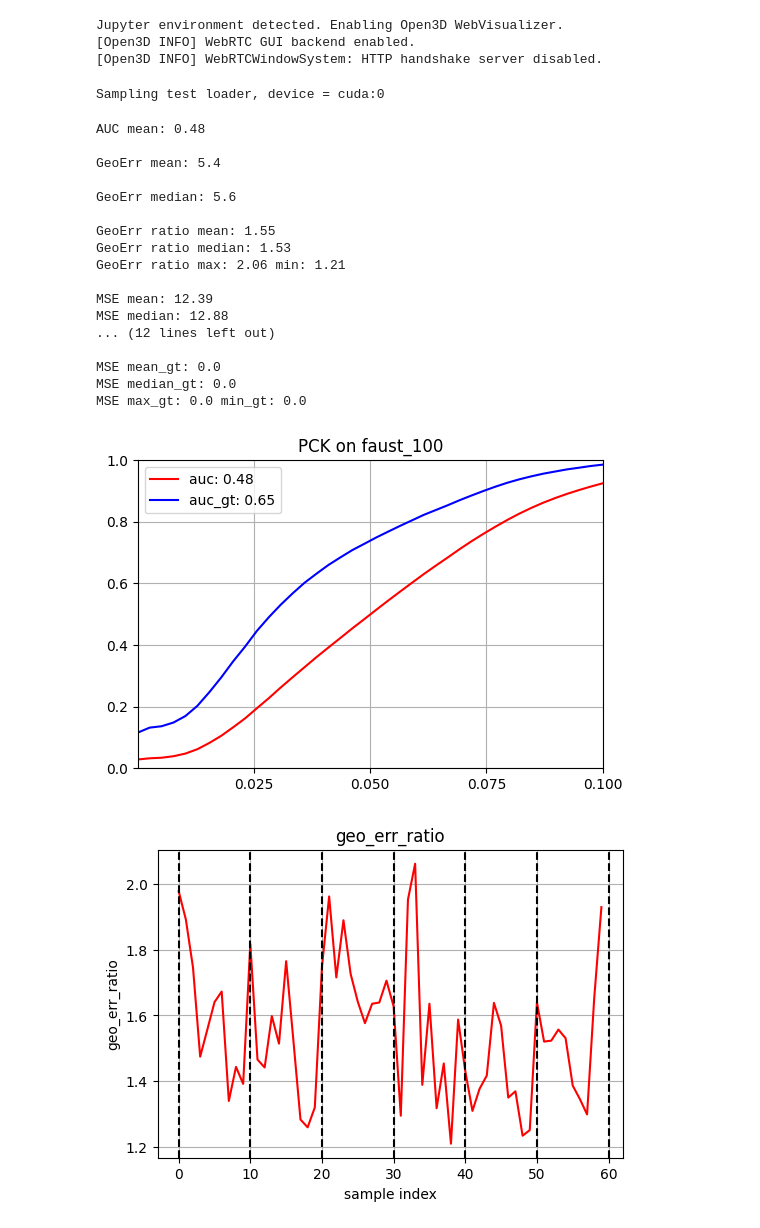
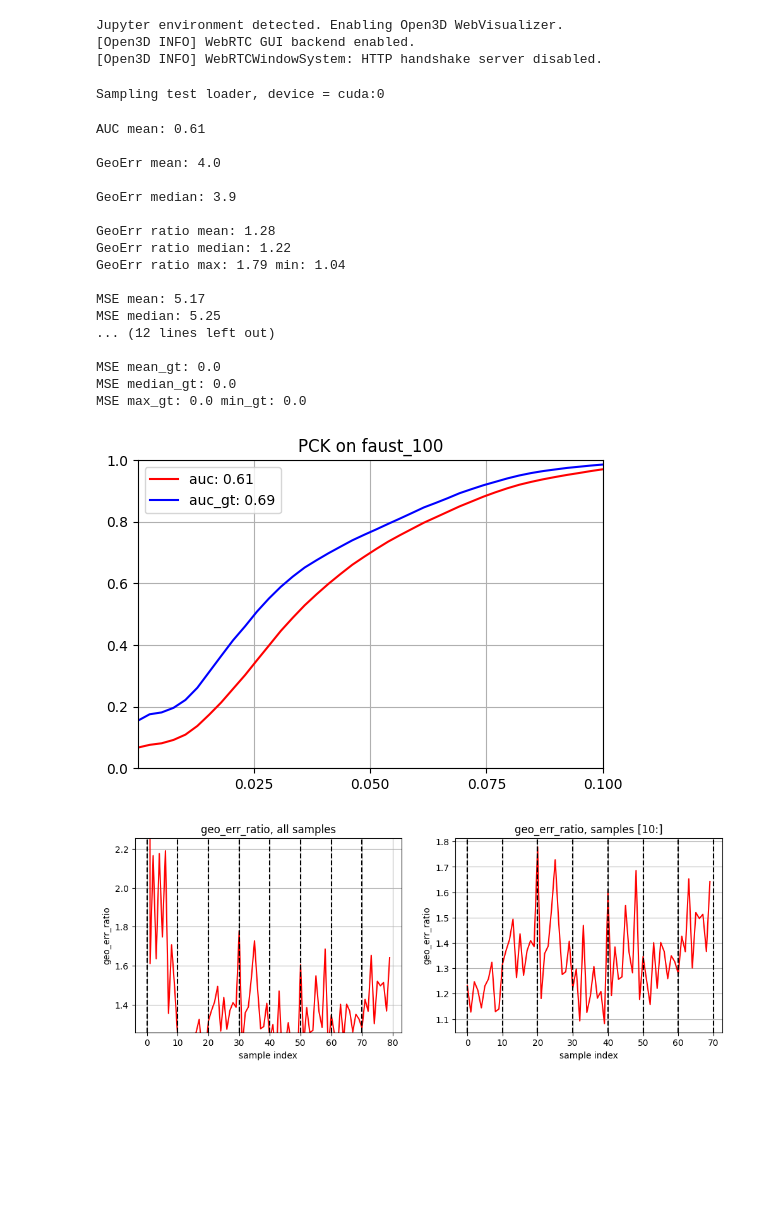
Before and after one commit to alekseizhuravlev/shape_matching, a Jupyter notebook: notebooks/29.05.2024/evaluate_on_faust.ipynb, the cells around one changed output. Saved outputs shown, nothing was run; the diff lists cells and outputs as text; code cells hidden in the pictures; blank space fills up the shorter version.

```diff
--- a/notebooks/29.05.2024/evaluate_on_faust.ipynb
+++ b/notebooks/29.05.2024/evaluate_on_faust.ipynb
@@ -129,7 +129,7 @@ def preprocess_metrics(metrics):
 
 
 
-experiment_name = 'test_3DCoded_100'
+experiment_name = 'test_3DCoded_100_scaledFaust'
 checkpoint_name = 'checkpoint_99'
 subset_fraction = 100
 dataset_name = 'faust'
@@ -157,17 +157,27 @@ model = model.to('cuda')
 import my_code.datasets.template_dataset as template_dataset
 import datasets_code.shape_dataset as shape_dataset
 
-dataset_faust_single = shape_dataset.SingleFaustDataset(
+dataset_faust_single_train = shape_dataset.SingleFaustDataset(
     data_root='data/FAUST_original',
     phase='train',
     return_faces=True,
-    return_evecs=True, num_evecs=32,
+    return_evecs=False, num_evecs=32,
+    return_corr=True, return_dist=False
+)
+
+dataset_faust_single_test = shape_dataset.SingleFaustDataset(
+    data_root='data/FAUST_original',
+    phase='test',
+    return_faces=True,
+    return_evecs=False, num_evecs=32,
     return_corr=True, return_dist=False
 )
 
 test_dataset = template_dataset.TemplateDataset(
-    base_dataset=dataset_faust_single,
-    num_evecs=32
+    base_dataset=dataset_faust_single_test,
+    num_evecs=32,
+    cache_lb_dir='/home/s94zalek_hpc/shape_matching/data/FAUST_scaled/original_32',
+    return_Cxy=True
 )
 
 # print(test_dataset[10]['second']['C_gt_xy'].shape, test_dataset[10]['second']['evals'].shape, test_dataset[10]['first']['evals'].shape)
@@ -176,7 +186,7 @@ test_dataset = template_dataset.TemplateDataset(
 
 
 
-subset_indices = list(range(len(test_dataset)))[10:]
+subset_indices = list(range(len(test_dataset))) #[10:]
 
 # return the subset
 test_dataset = torch.utils.data.Subset(test_dataset, subset_indices)
@@ -206,7 +216,14 @@ for i in range(len(x_sampled)):
     fmap_i = x_sampled[i].cpu()
 
     fmap_i = (fmap_i + 1) / 2
-    fmap_i = fmap_i * torch.sign(x_gt[i])
+
+    # set the sign to 0 for elements with absolute value < 0.05
+    sign_gt_i = torch.sign(x_gt[i])
+    sign_gt_i[torch.abs(x_gt[i]) < 0.05] = 0
+    fmap_i = fmap_i * sign_gt_i
+
+    # fmap_i = fmap_i * torch.sign(x_gt[i])
+
 
     fmap_sampled.append(fmap_i)
 fmap_sampled = torch.stack(fmap_sampled)
@@ -269,44 +286,58 @@ print(f"MSE max_gt: {metrics_payload_gt['mse_max']}", f"min_gt: {metrics_payload
 fig.show()
 # %% [output]
 Sampling test loader, device = cuda:0
-AUC mean: 0.48
+AUC mean: 0.61
 
-GeoErr mean: 5.4
+GeoErr mean: 4.0
 
-GeoErr median: 5.6
+GeoErr median: 3.9
 
-GeoErr ratio mean: 1.55
-GeoErr ratio median: 1.53
-GeoErr ratio max: 2.06 min: 1.21
+GeoErr ratio mean: 1.28
+GeoErr ratio median: 1.22
+GeoErr ratio max: 1.79 min: 1.04
 
-MSE mean: 12.39
-MSE median: 12.88
+MSE mean: 5.17
+MSE median: 5.25
 ... (12 lines left out)
 
 MSE mean_gt: 0.0
 MSE median_gt: 0.0
 MSE max_gt: 0.0 min_gt: 0.0
-[figure, old version]
+[figure, new version]
 # %%
 # plot metrics['geo_err_ratio']
 # draw vertical lines every 10 samples
 
 import matplotlib.pyplot as plt
 
-fig, ax = plt.subplots(1, 1, figsize=(6, 4))
+fig, ax = plt.subplots(1, 2, figsize=(12, 4))
 
-ax.plot(metrics['geo_err_ratio'].cpu().numpy()[10:], 'r-')
-ax.set_title('geo_err_ratio')
-ax.set_ylabel('geo_err_ratio')
-ax.set_xlabel('sample index')
-ax.grid()
+ax[0].plot(metrics['geo_err_ratio'].cpu().numpy(), 'r-')
+ax[0].set_title('geo_err_ratio, all samples')
+ax[0].set_ylabel('geo_err_ratio')
+ax[0].set_xlabel('sample index')
+
+# calculate mean and std
+mean = metrics['geo_err_ratio'].mean().item()
+std = metrics['geo_err_ratio'].std().item()
+# scale axes
+ax[0].set_ylim(mean - 0.5, mean + 0.5)
+ax[0].grid()
+
+ax[1].plot(metrics['geo_err_ratio'][10:].cpu().numpy(), 'r-')
+ax[1].set_title('geo_err_ratio, samples [10:]')
+ax[1].set_ylabel('geo_err_ratio')
+ax[1].set_xlabel('sample index')
+ax[1].grid()
+
 
 for i in range(0, len(metrics['geo_err_ratio']), 10):
-    ax.axvline(i, color='black', linestyle='--')
+    ax[0].axvline(i, color='black', linestyle='--')
+    ax[1].axvline(i, color='black', linestyle='--')
 
 plt.show()
 # %% [output]
-[figure, old version]
+[figure, new version]
 # %%
 geo_err_ratio_no_1 = metrics['geo_err_ratio']
 
```
Also changed, not shown: parts of 5 cells of this notebook, 3 other files.
